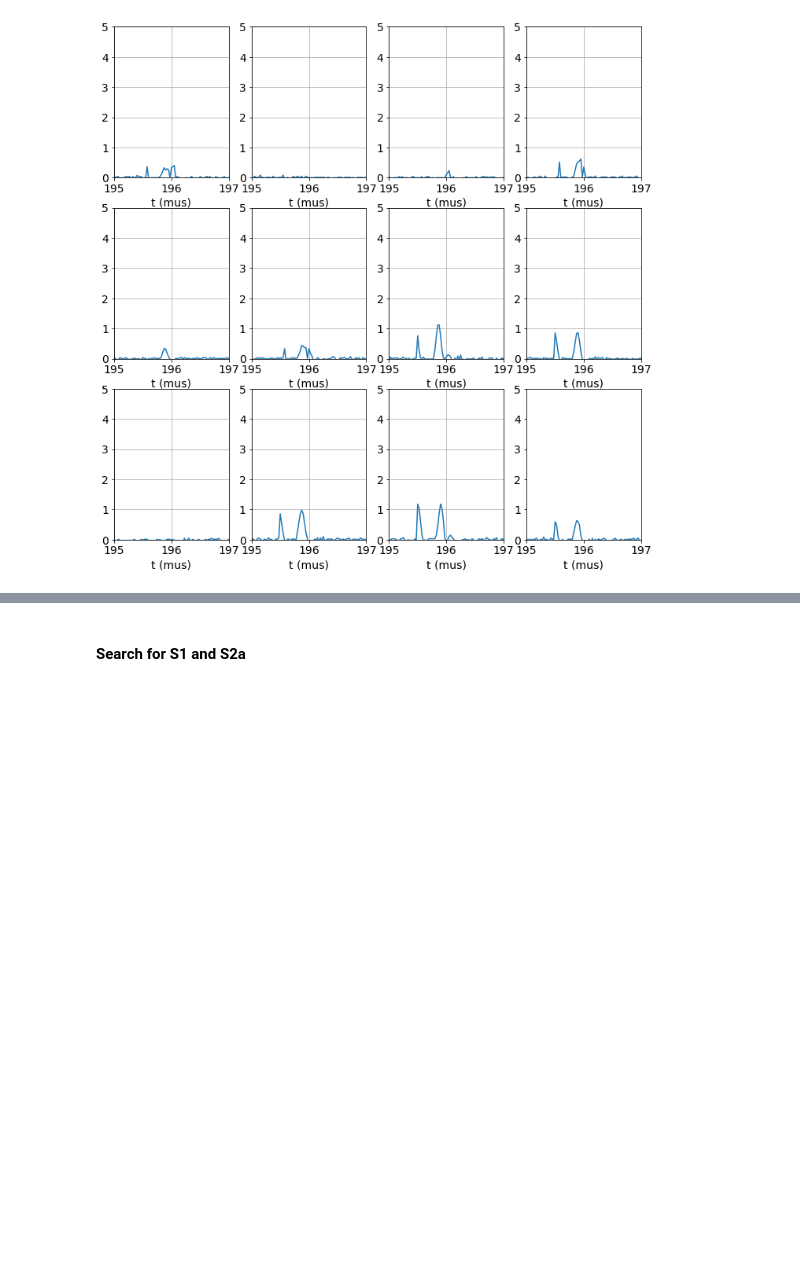
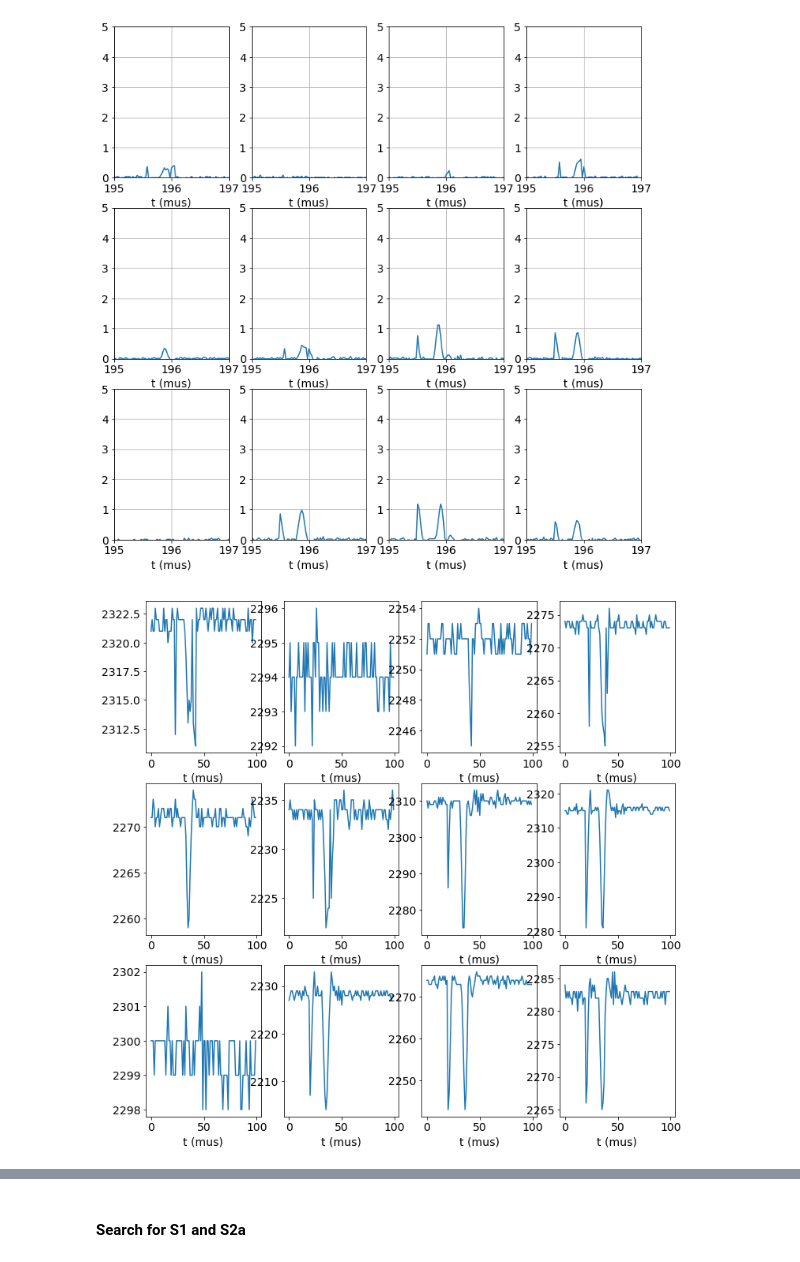
Before and after one commit to jjgomezcadenas/ICDEV, a Jupyter notebook: lsc/krFeb2018_waveforms.ipynb, the cells around one changed output, grey strips where cells are left out. Drawn from its saved outputs; the diff is of its cells as text; code cells hidden in the pictures; blank space fills up the shorter version.

```diff
--- a/lsc/krFeb2018_waveforms.ipynb
+++ b/lsc/krFeb2018_waveforms.ipynb
@@ -98,6 +98,14 @@ def plot_pmt_signals_vs_time_mus(pmt_signals,
         ax1.set_ylim([signal_min, signal_max])
         plt.plot(signal_t, pmt_signals[i])
         plt.xlabel(r't (mus)')
+# %%
+def plot_pmt_waveforms(pmtwfdf, first=0, last=50000, figsize=(10,10)):
+    """plot PMT wf and return figure"""
+    plt.figure(figsize=figsize)
+    for i in range(len(pmtwfdf)):
+        ax = plt.subplot(3, 4, i+1)
+        plt.xlabel(r't (mus)')
+        plt.plot(pmtwfdf[i][first:last])
 # %% [markdown]
 ## Data base
 # %%
@@ -260,3 +268,7 @@ plot_pmt_signals_vs_time_mus(ccwfs,
                                  figsize=(12,12))
 # %% [output]
 [figure]
+# %%
+plot_pmt_waveforms(pmtrwf[1], first=7800, last=7900, figsize=(12,12))
+# %% [output]
+[figure, added]
```
Also changed, not shown: parts of 2 cells of this notebook.
